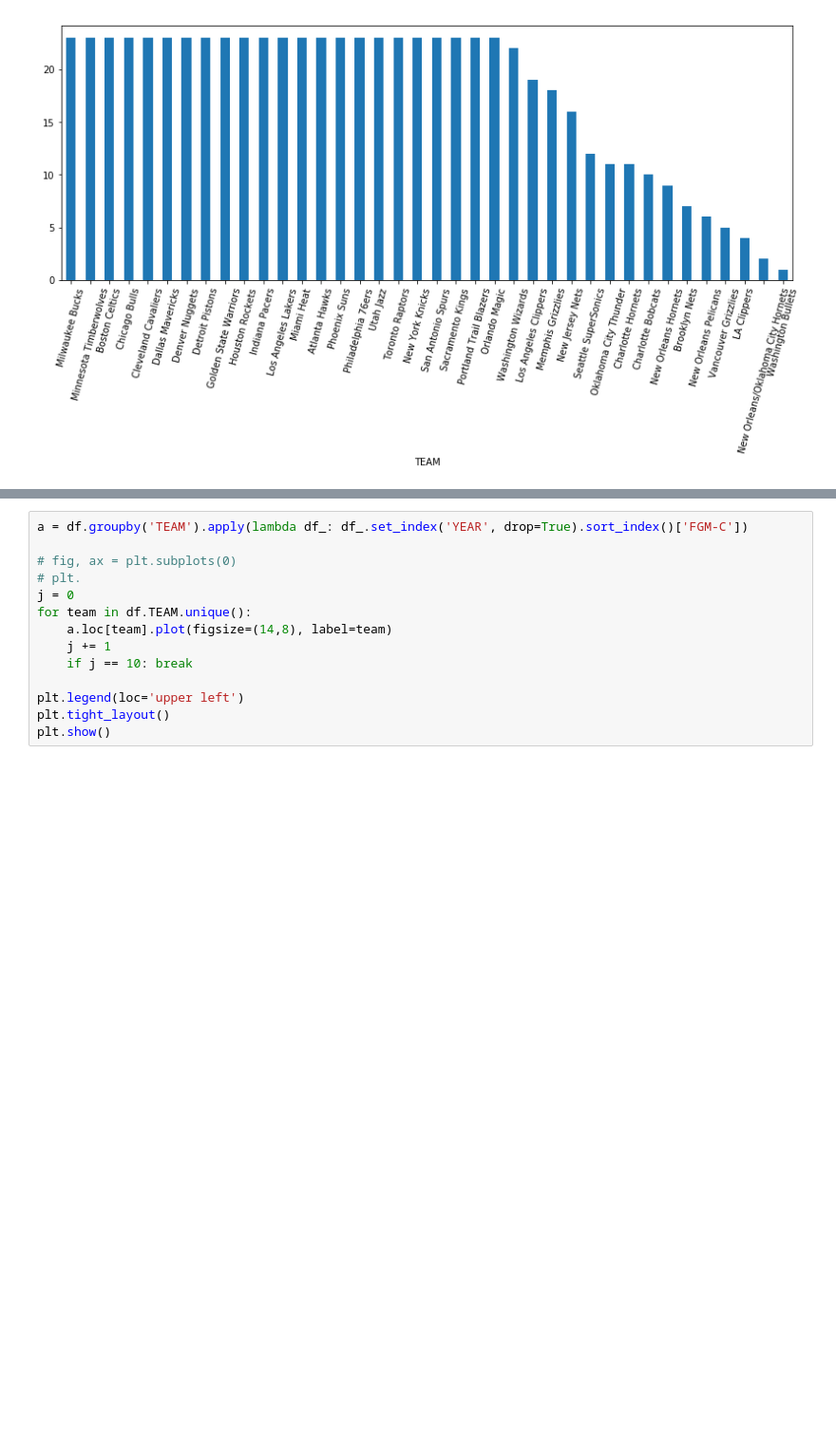
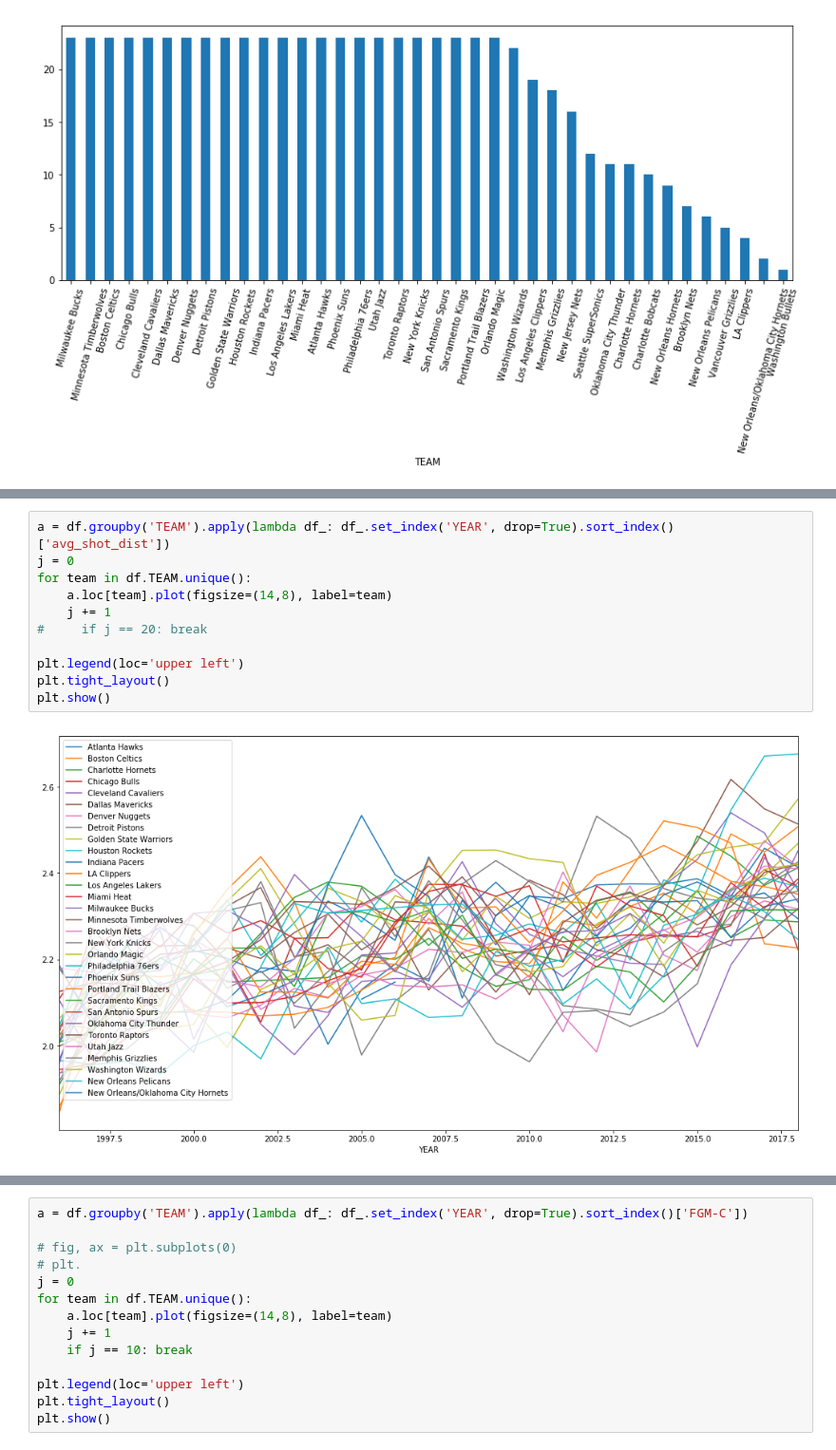
Before and after one commit to easonychang/HotShot-NBAEdition, a Jupyter notebook: Early_analysis.ipynb, the cells around one changed output, grey strips where cells are left out. Shown at 95% size. Cells and saved outputs as stored; diff of their text form; blank space fills up the shorter version.

```diff
--- a/Early_analysis.ipynb
+++ b/Early_analysis.ipynb
@@ -63 +137,14 @@ plt.show()
+# %%
+a = df.groupby('TEAM').apply(lambda df_: df_.set_index('YEAR', drop=True).sort_index()['avg_shot_dist'])
+j = 0
+for team in df.TEAM.unique():
+    a.loc[team].plot(figsize=(14,8), label=team)
+    j += 1
+#     if j == 20: break
+
+plt.legend(loc='upper left')
+plt.tight_layout()
+plt.show()
+# %% [output]
+[figure, added]
 # %%
```
Also changed, not shown: parts of 10 cells of this notebook.
